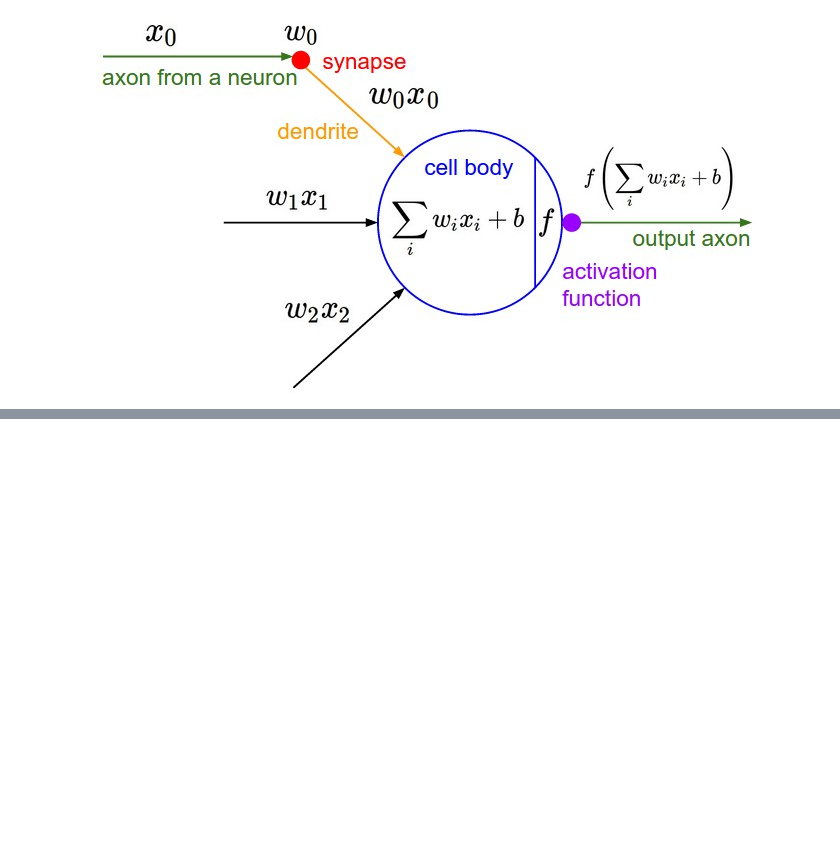
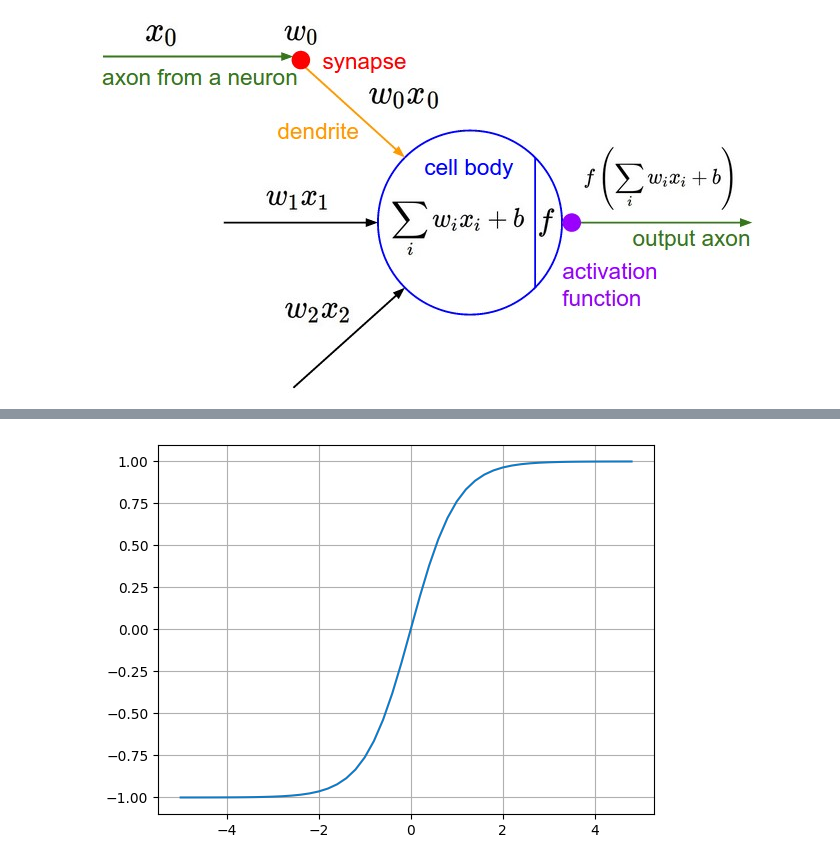
Before and after one commit to NinoRisteski/my_notebooks, a Jupyter notebook: build_micrograd.ipynb, the cells around one changed output, grey strips where cells are left out. Cells and saved outputs as stored; diff of their text form; code cells hidden in the pictures; blank space fills up the shorter version.

```diff
--- a/build_micrograd.ipynb
+++ b/build_micrograd.ipynb
@@ -513,0 +640,21 @@ Image('micrograd/wb.jpeg')
+# %%
+"""
+the hyperbolic tangent (tanh) activation function.
+
+Key characteristics of tanh:
+1. Output range: [-1, 1]
+2. S-shaped curve (sigmoid-like)
+3. Symmetric around the origin (0,0)
+4. Steepest gradient at x=0
+5. Approaches asymptotes at y=1 and y=-1
+
+The plot shows:
+- x-axis: input values from -5 to 5 in steps of 0.2
+- y-axis: corresponding tanh output values
+"""
+
+plt.plot(np.arange(-5,5,0.2), np.tanh(np.arange(-5,5,0.2)))
+plt.grid()
+plt.show()
+# %% [output]
+[figure, added]
```
Also changed, not shown: parts of 8 cells of this notebook.
